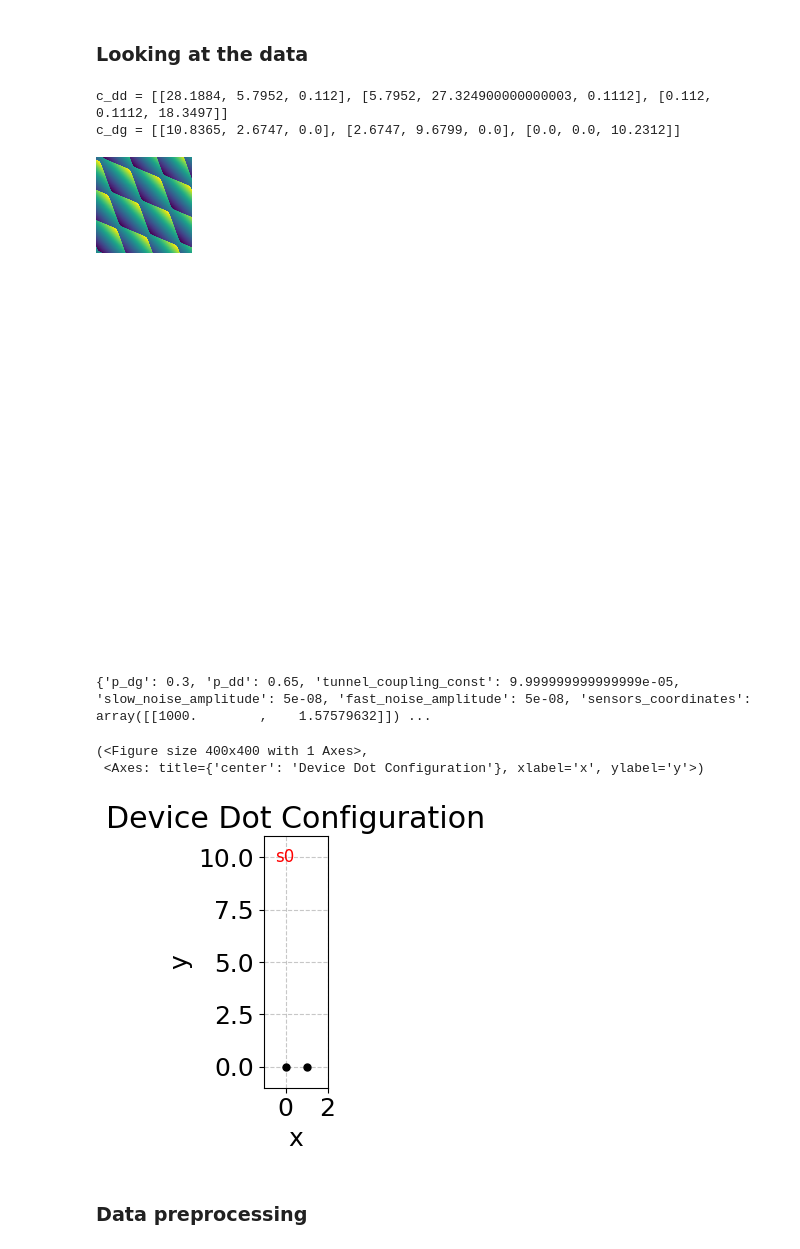
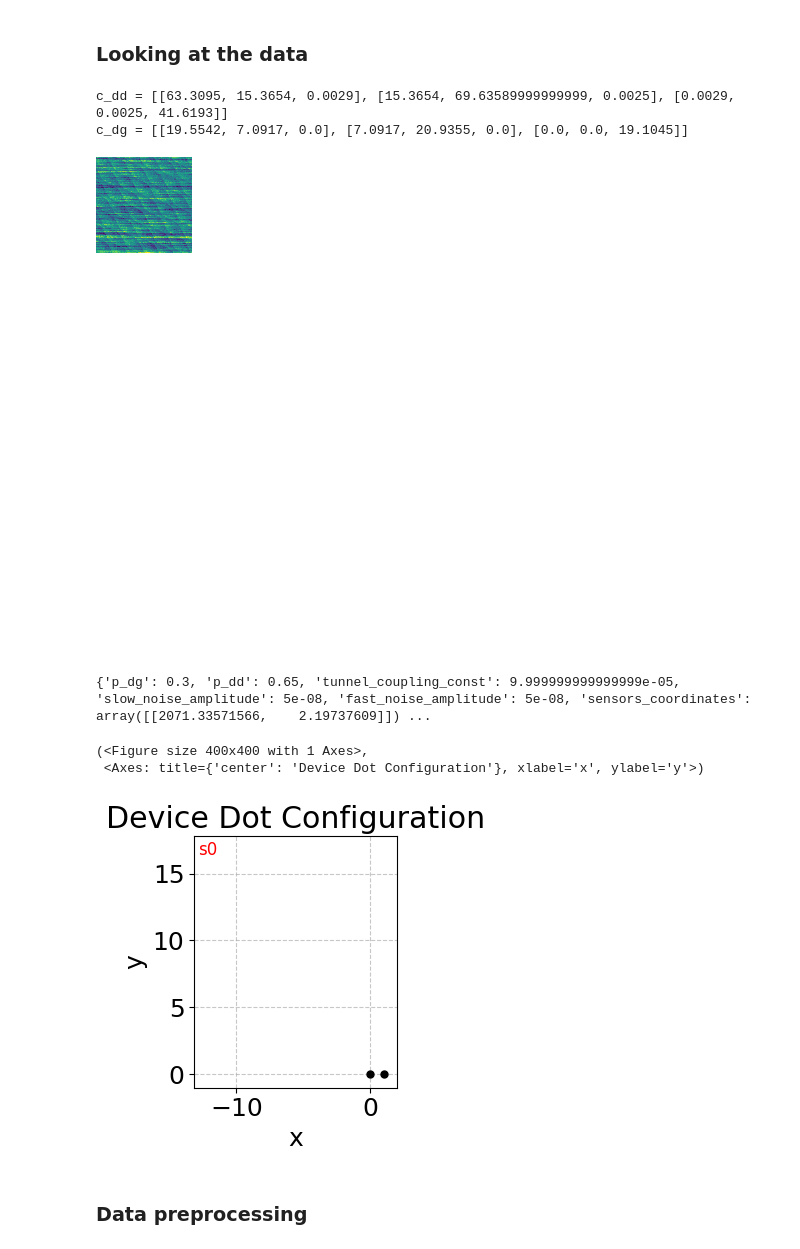
Before and after one commit to KREFT-QS-13/learning-QDs-parameters, a Jupyter notebook: example.ipynb, the cells around one changed output. Drawn from its saved outputs; the diff is of its cells as text; code cells hidden in the pictures.

```diff
--- a/example.ipynb
+++ b/example.ipynb
@@ -21,38 +21,40 @@ import torch
 # %%
 %matplotlib inline
 if c.PATH_0 == './ALICE/':
     batch_number = 2
     img_number = '0035487789'
 else:
     batch_number = 3
     img_number = '0060485230'
 
+# 21 : 3990714507 , 4306286080 , 5016070997 , 4592798557 , 4870765773
+# 22 : 9175617790 , 9043315088 , 8890086813 , 8532766679 , 9775337420 , 8118788830 , 5237945314
 # u.reconstruct_img_with_matrices(batch_number, img_number, True)[0]
-fig, c_dd, c_dg = u.reconstruct_img_with_matrices(19, '4269757637', [3,2,1])
+fig, c_dd, c_dg = u.reconstruct_img_with_matrices(23, '1492260645', [3,2,1])
 print(f"c_dd = {c_dd.tolist()}\nc_dg = {c_dg.tolist()}")
 fig
 # %% [output]
-c_dd = [[28.1884, 5.7952, 0.112], [5.7952, 27.324900000000003, 0.1112], [0.112, 0.1112, 18.3497]]
-c_dg = [[10.8365, 2.6747, 0.0], [2.6747, 9.6799, 0.0], [0.0, 0.0, 10.2312]]
+c_dd = [[63.3095, 15.3654, 0.0029], [15.3654, 69.63589999999999, 0.0025], [0.0029, 0.0025, 41.6193]]
+c_dg = [[19.5542, 7.0917, 0.0], [7.0917, 20.9355, 0.0], [0.0, 0.0, 19.1045]]
-[figure, old version]
+[figure, new version]
 [figure]
 # %%
 parms_names = ['p_dg', 'p_dd', 'tunnel_coupling_const', 'slow_noise_amplitude',
-               'fast_noise_amplitude', 'sensors_coordinates']
-params = u.load_parameters(19, '4269757637', [3,2,1], parms_names)
+               'fast_noise_amplitude', 'sensors_coordinates', 'r_min', 'r_max']
+params = u.load_parameters(23, '1492260645', [3,2,1], parms_names)
 print(params)
 # %% [output]
-{'p_dg': 0.3, 'p_dd': 0.65, 'tunnel_coupling_const': 9.999999999999999e-05, 'slow_noise_amplitude': 5e-08, 'fast_noise_amplitude': 5e-08, 'sensors_coordinates': array([[1000.        ,    1.57579632]]) ...
+{'p_dg': 0.3, 'p_dd': 0.65, 'tunnel_coupling_const': 9.999999999999999e-05, 'slow_noise_amplitude': 5e-08, 'fast_noise_amplitude': 5e-08, 'sensors_coordinates': array([[2071.33571566,    2.19737609]]) ...
 # %%
 %matplotlib inline
 # 19 : 6855079316 , 4269757637 , 0704002487
 parms_names = ['device', 'sensors_coordinates']
-params = u.load_parameters(19, '0704002487', [3,2,1], parms_names)
+params = u.load_parameters(23, '1492260645', [3,2,1], parms_names)
 u.plot_device_lattice(params['device'], params['sensors_coordinates'])
 # %% [output]
 (<Figure size 400x400 with 1 Axes>,
  <Axes: title={'center': 'Device Dot Configuration'}, xlabel='x', ylabel='y'>)
-[figure, old version]
+[figure, new version]
 # %% [markdown]
 ### Data preprocessing
 # %%
```
Also changed, not shown: parts of 1 cell of this notebook, 2 other files.
